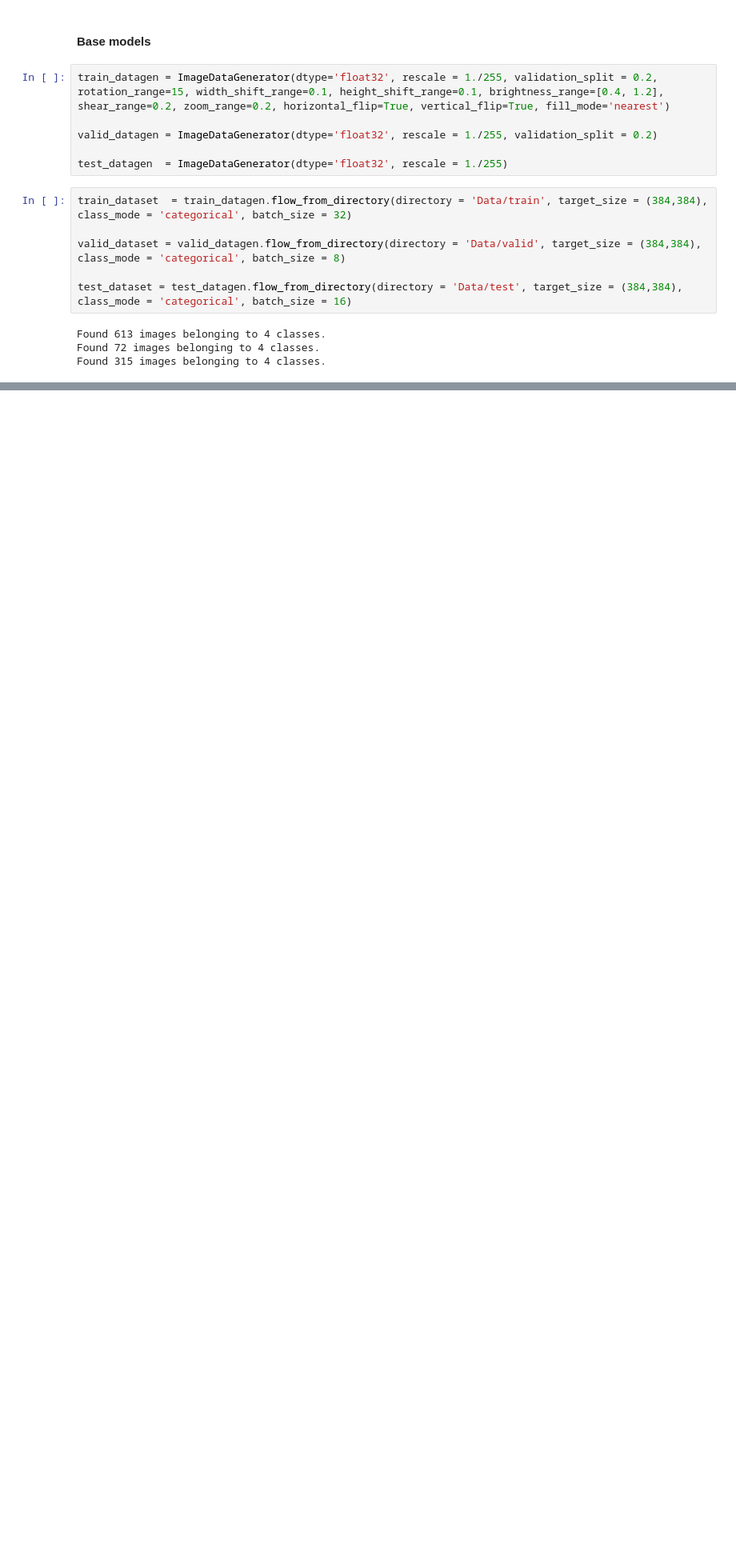
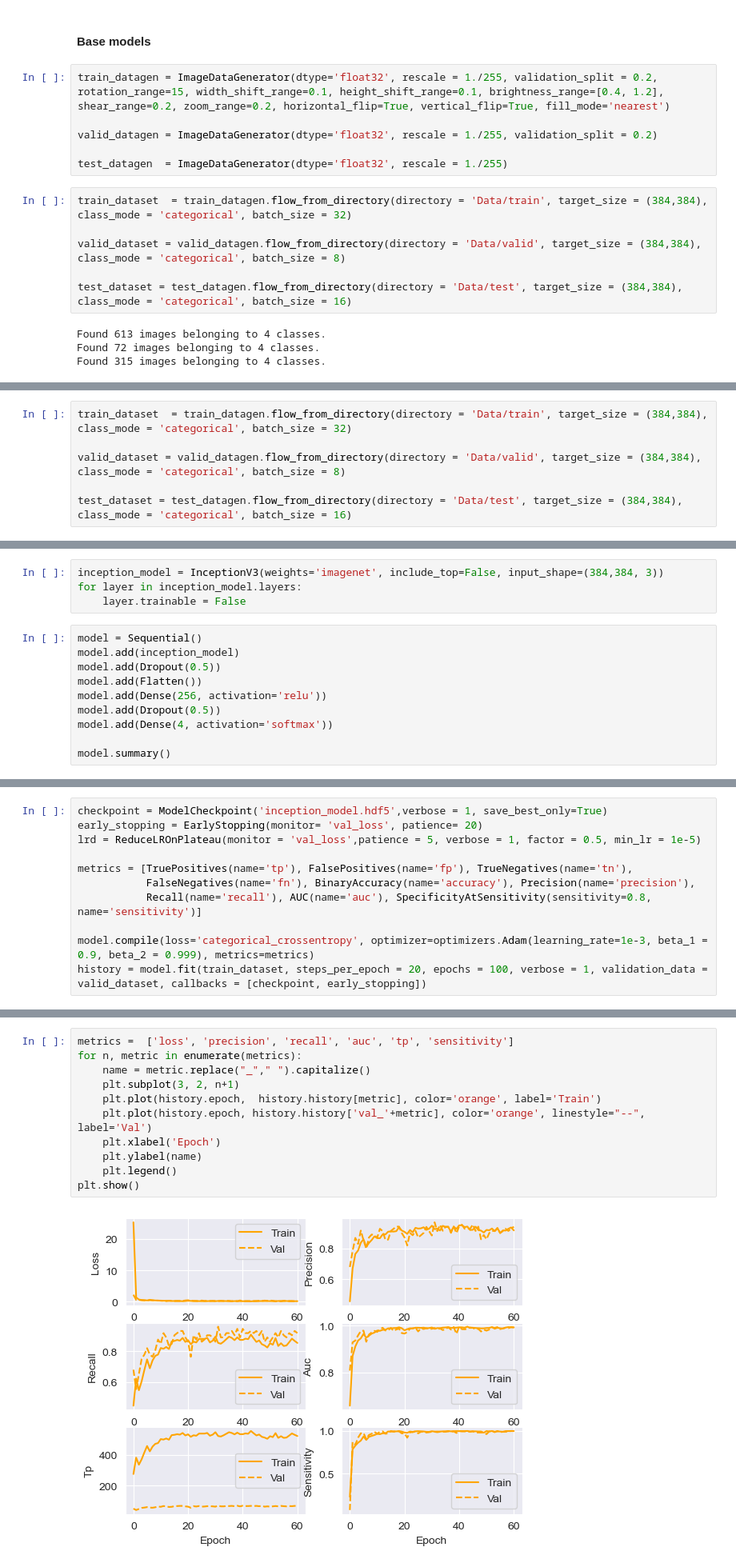
Before and after one commit to alekgralek/cnn-lung-cancer-detection, a Jupyter notebook: image_classification_project.ipynb, the cells around one changed output, grey strips where cells are left out. Shown at 80% size. Saved outputs shown, nothing was run; the diff lists cells and outputs as text; blank space fills up the shorter version.

Commit message:
Added transfer learning models

```diff
--- a/image_classification_project.ipynb
+++ b/image_classification_project.ipynb
@@ -665,0 +682,6 @@ plt.show()
+# %%
+train_dataset  = train_datagen.flow_from_directory(directory = 'Data/train', target_size = (384,384), class_mode = 'categorical', batch_size = 32)
+
+valid_dataset = valid_datagen.flow_from_directory(directory = 'Data/valid', target_size = (384,384), class_mode = 'categorical', batch_size = 8)
+
+test_dataset = test_datagen.flow_from_directory(directory = 'Data/test', target_size = (384,384), class_mode = 'categorical', batch_size = 16)
@@ -665,0 +692,14 @@ plt.show()
+# %%
+inception_model = InceptionV3(weights='imagenet', include_top=False, input_shape=(384,384, 3))
+for layer in inception_model.layers:
+    layer.trainable = False
+# %%
+model = Sequential()
+model.add(inception_model)
+model.add(Dropout(0.5))
+model.add(Flatten())
+model.add(Dense(256, activation='relu'))
+model.add(Dropout(0.5))
+model.add(Dense(4, activation='softmax'))
+
+model.summary()
@@ -665,0 +724,11 @@ plt.show()
+# %%
+checkpoint = ModelCheckpoint('inception_model.hdf5',verbose = 1, save_best_only=True)
+early_stopping = EarlyStopping(monitor= 'val_loss', patience= 20)
+lrd = ReduceLROnPlateau(monitor = 'val_loss',patience = 5, verbose = 1, factor = 0.5, min_lr = 1e-5)
+
+metrics = [TruePositives(name='tp'), FalsePositives(name='fp'), TrueNegatives(name='tn'),
+           FalseNegatives(name='fn'), BinaryAccuracy(name='accuracy'), Precision(name='precision'),
+           Recall(name='recall'), AUC(name='auc'), SpecificityAtSensitivity(sensitivity=0.8, name='sensitivity')]
+
+model.compile(loss='categorical_crossentropy', optimizer=optimizers.Adam(learning_rate=1e-3, beta_1 = 0.9, beta_2 = 0.999), metrics=metrics)
+history = model.fit(train_dataset, steps_per_epoch = 20, epochs = 100, verbose = 1, validation_data = valid_dataset, callbacks = [checkpoint, early_stopping])
@@ -665,0 +757,13 @@ plt.show()
+# %%
+metrics =  ['loss', 'precision', 'recall', 'auc', 'tp', 'sensitivity']
+for n, metric in enumerate(metrics):
+    name = metric.replace("_"," ").capitalize()
+    plt.subplot(3, 2, n+1)
+    plt.plot(history.epoch,  history.history[metric], color='orange', label='Train')
+    plt.plot(history.epoch, history.history['val_'+metric], color='orange', linestyle="--", label='Val')
+    plt.xlabel('Epoch')
+    plt.ylabel(name)
+    plt.legend()
+plt.show()
+# %% [output]
+[figure, added]
```
Also changed, not shown: parts of 53 cells of this notebook.
